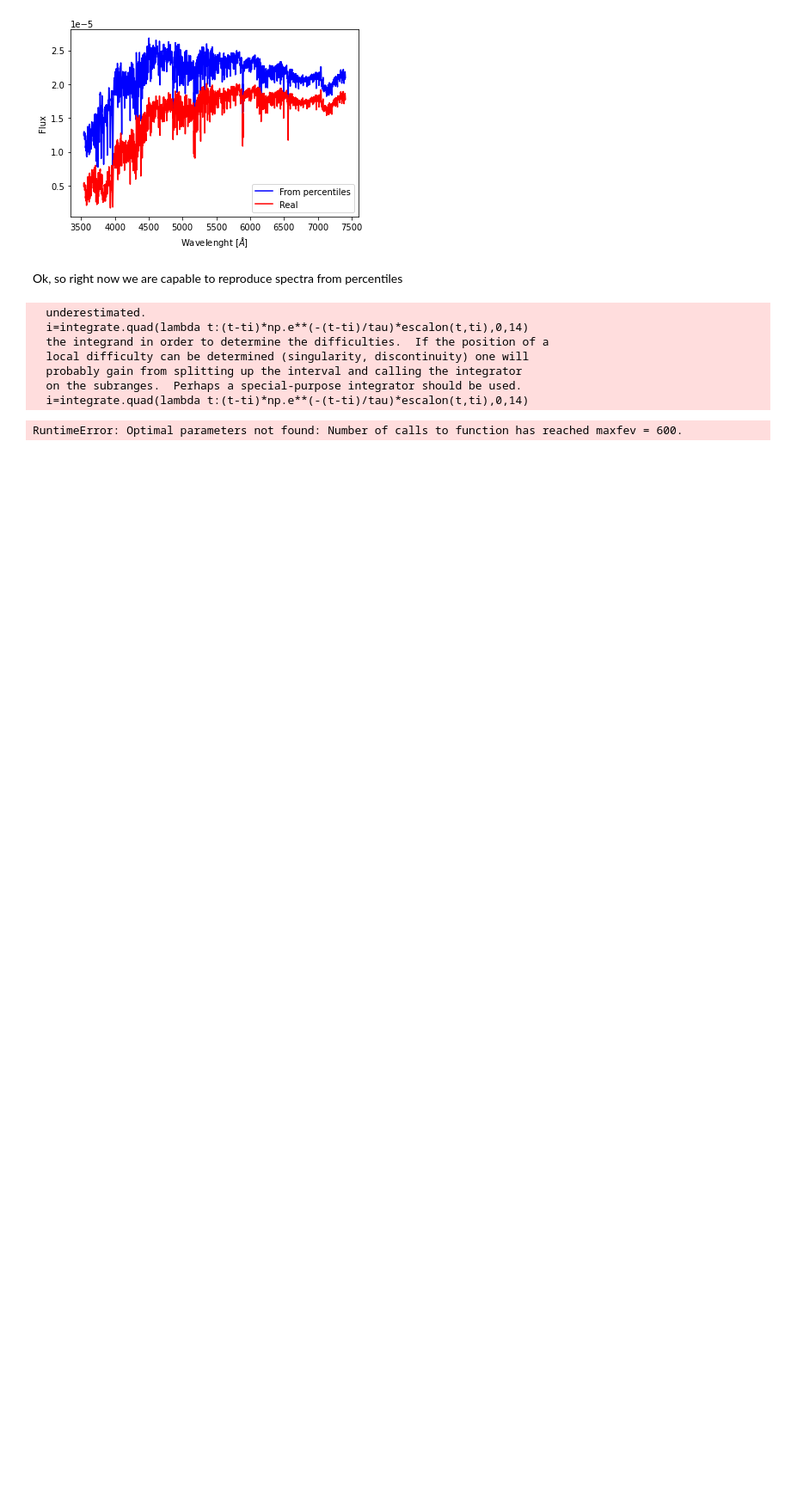
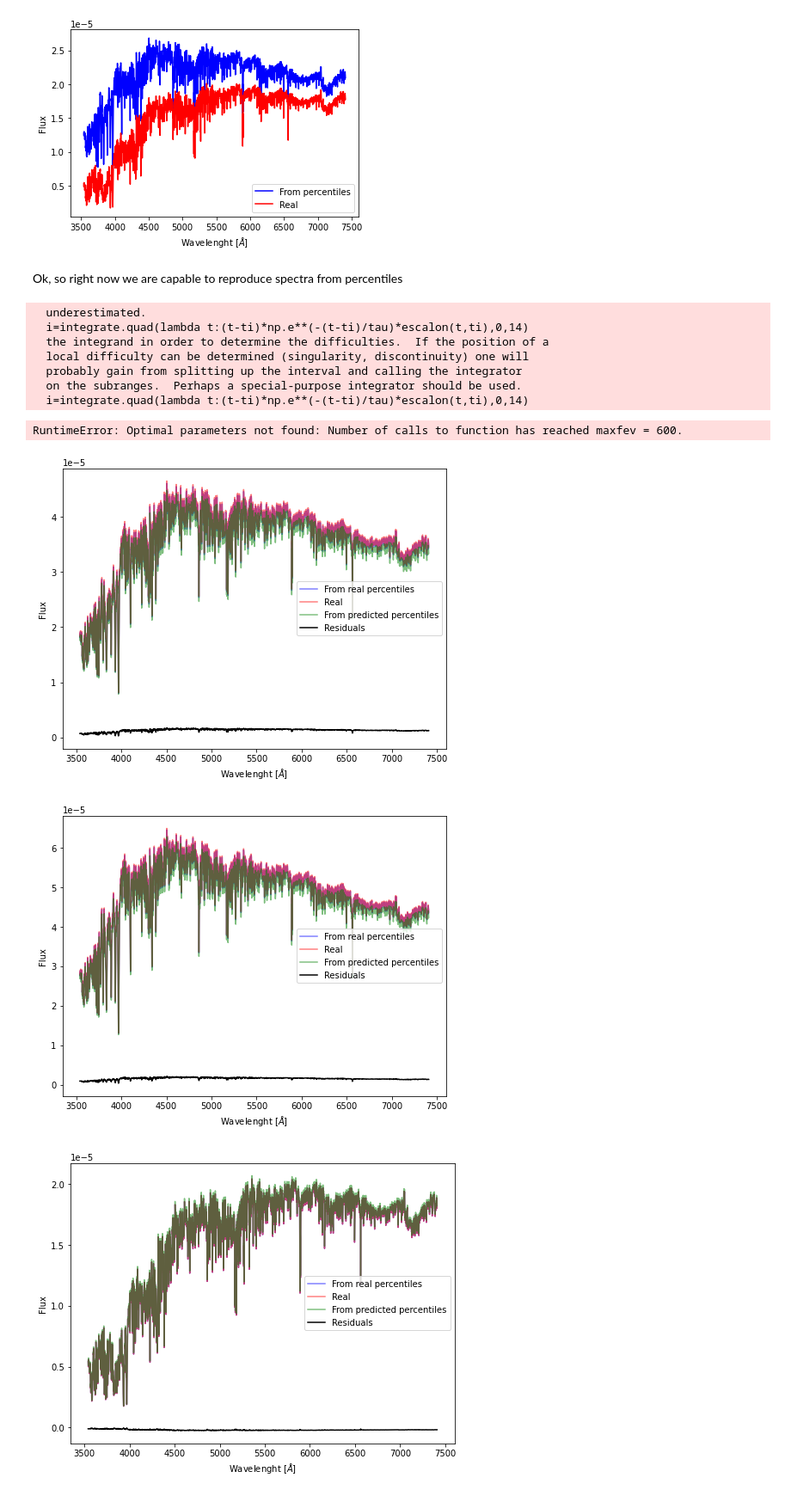
Before and after one commit to patriglesias/SBI_SFHs, a Jupyter notebook: SNPE/recover_spectra/recover_spectra.ipynb, the cells around one changed output. Shown at 86% size. Cells and saved outputs as stored; diff of their text form; code cells hidden in the pictures; blank space fills up the shorter version.

Commit message:
working on recover spectra

```diff
--- a/SNPE/recover_spectra/recover_spectra.ipynb
+++ b/SNPE/recover_spectra/recover_spectra.ipynb
@@ -3,8 +3,8 @@ import numpy as np
 import matplotlib.pyplot as plt
 
 percentiles=np.load('../../spender/saved_input/percentiles_100000.npy')
-ms_real=np.load('../../../sfh_100000.npy')
-seds_real=np.load('../../../seds_100000.npy')
+ms_real=np.load('../../../seds_large/sfh_100000.npy')
+seds_real=np.load('../../../seds_large/seds_100000.npy')
 
 index_sh=np.load('../saved_models/index_sh_1e5.npy')
 
@@ -595,8 +591,8 @@ RuntimeError: Optimal parameters not found: Number of calls to function has reac
 #np.save('./seds_from_percentiles_pred.npy',seds_from_percentiles_pred)
 #np.save('./seds_from_percentiles.npy',seds_from_percentiles)
 
-seds_from_percentiles=np.load('../../../seds_from_percentiles.npy')
-seds_from_percentiles_pred=np.load('../../../seds_from_percentiles_pred.npy')
+seds_from_percentiles=np.load('../../../seds_large/seds_from_percentiles.npy')
+seds_from_percentiles_pred=np.load('../../../seds_large/seds_from_percentiles_pred.npy')
 
 #check
 
@@ -623,35 +619,65 @@ plt.xlabel('Wavelenght [$\\AA$]')
 plt.ylabel('Flux')
 plt.show()"""
 
-"""for i in np.arange(0,1000,100):
+"""for k,i in enumerate(np.arange(0,1000,100)):
+    plt.figure(figsize=(8,6))
     plt.plot(wave, seds_from_percentiles[i],'b',label='From real percentiles',alpha=0.5)
     plt.plot(wave, seds_real_sh_test[i],'r',label='Real',alpha=0.5)
-    plt.plot(wave,seds_from_percentiles_pred[i],'g',label='From predicted percentiles')
+    plt.plot(wave,seds_from_percentiles_pred[i],'g',label='From predicted percentiles',alpha=0.5)
     plt.xlabel('Wavelenght [$\\AA$]')
     plt.ylabel('Flux')
     plt.legend()
-    plt.show()"""
+    plt.savefig('./examples/recover_spectra_'+str(k)+'.jpg')
+    plt.show()
+    plt.figure(figsize=(8,2))
+    plt.plot(wave,seds_real_sh_test[i]-seds_from_percentiles_pred[i])
+    plt.xlabel('Wavelenght [$\\AA$]')
+    plt.ylabel('$\\mu$ (real - predicted from mean percentiles)')
+    plt.savefig('./examples/recover_spectra_'+str(k)+'_err.jpg')
+    plt.show()
+"""
 
 
+for i in np.arange(0,1000,100):
+    plt.figure(figsize=(8,6))
+    plt.plot(wave, seds_from_percentiles[i],'b',label='From real percentiles',alpha=0.5)
+    plt.plot(wave, seds_real_sh_test[i],'r',label='Real',alpha=0.5)
+    plt.plot(wave,seds_from_percentiles_pred[i],'g',label='From predicted percentiles',alpha=0.5)
+    plt.xlabel('Wavelenght [$\\AA$]')
+    plt.ylabel('Flux')
+
+    #plt.show()
+    #plt.figure(figsize=(8,3))
+    plt.plot(wave,seds_real_sh_test[i]-seds_from_percentiles_pred[i],'k',label='Residuals')
+    #plt.xlabel('Wavelenght [$\\AA$]')
+    #plt.ylabel('$\\mu$ (real - predicted from mean percentiles)')
+    plt.legend()
+    plt.savefig('./examples/recover_spectra_'+str(k)+'_all.jpg')
+    plt.show()
+
+"""
 for i in np.arange(0,1000,100):
     plt.figure(figsize=(20,6))
     plt.subplot(131)
     plt.plot(wave, seds_from_percentiles[i],'b',label='From real percentiles',alpha=0.5)
     plt.xlabel('Wavelenght [$\\AA$]')
     plt.ylabel('Flux')
     plt.legend()
 
     plt.subplot(132)
     plt.plot(wave, seds_real_sh_test[i],'r',label='Real',alpha=0.5)
     plt.xlabel('Wavelenght [$\\AA$]')
     plt.ylabel('Flux')
     plt.legend()
 
     plt.subplot(133)
     plt.plot(wave,seds_from_percentiles_pred[i],'g',label='From predicted percentiles')
     plt.xlabel('Wavelenght [$\\AA$]')
     plt.ylabel('Flux')
     plt.legend()
 
-    plt.show()
+    plt.show()"""
 # %% [output]
+[figure, added]
+[figure, added]
+[figure, added]
```
Also changed, not shown: parts of 3 cells of this notebook, 21 other files.
